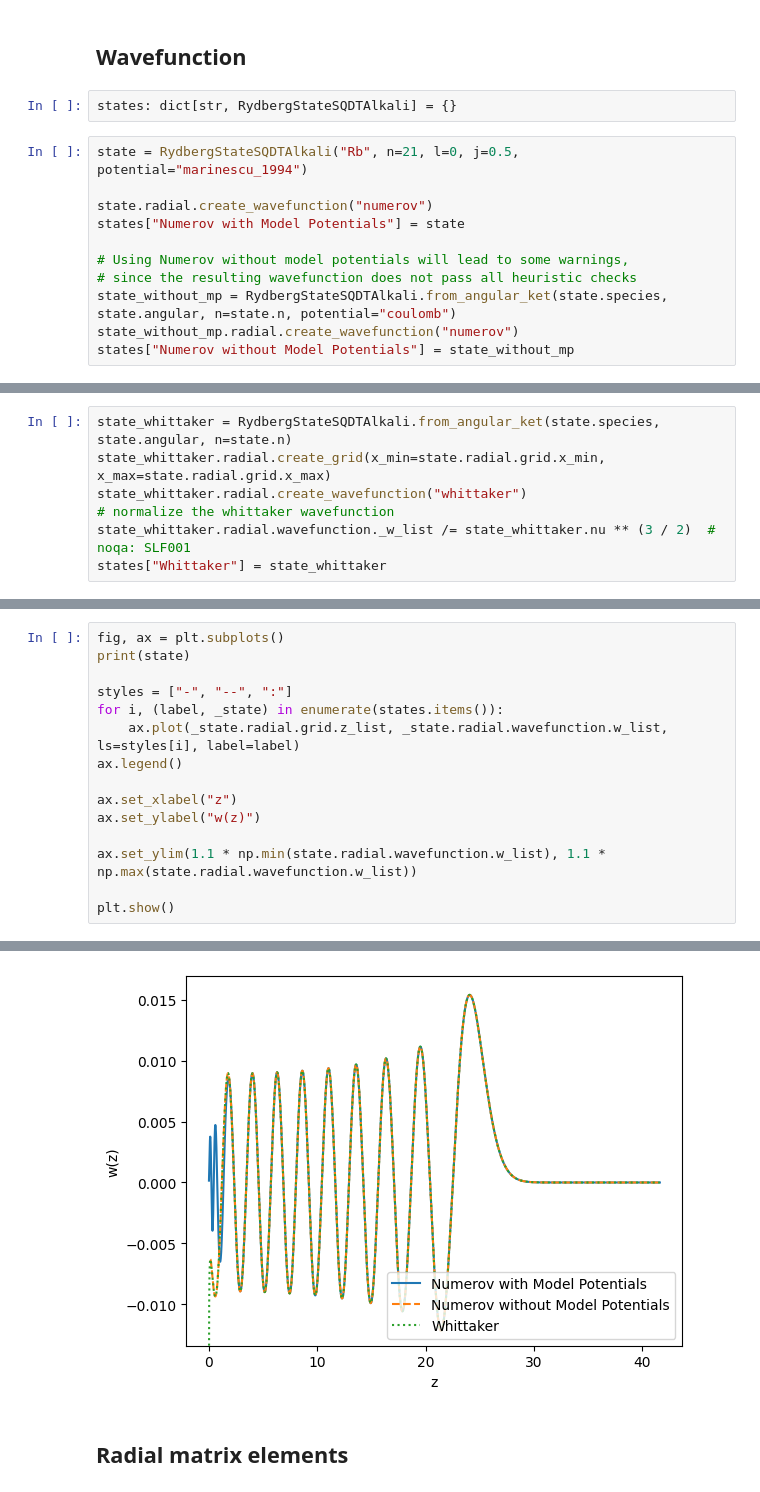
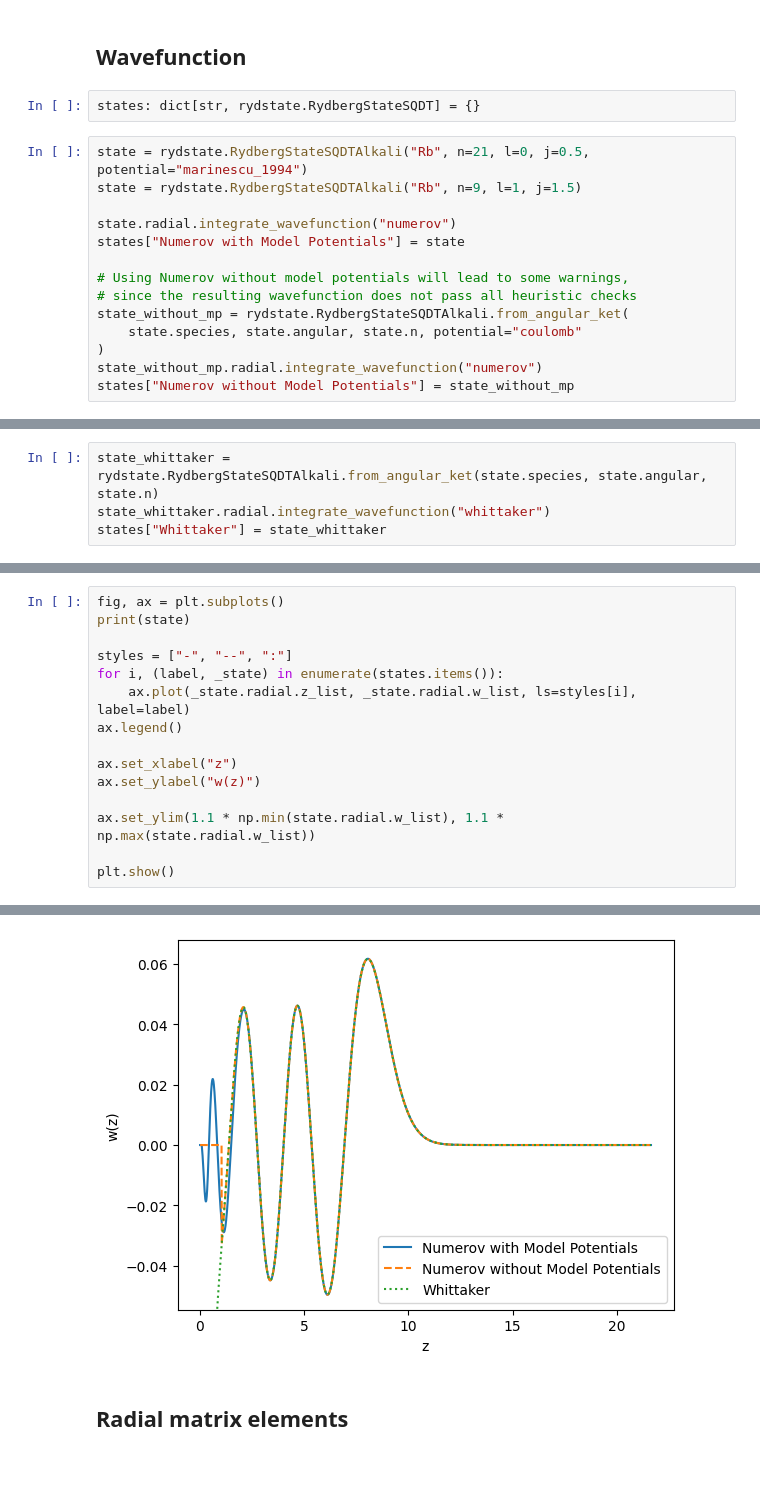
Before and after one commit to pairinteraction/rydstate, a Jupyter notebook: docs/examples/comparisons/compare_whittaker.ipynb, the cells around one changed output, grey strips where cells are left out. Drawn from its saved outputs; the diff is of its cells as text.

```diff
--- a/docs/examples/comparisons/compare_whittaker.ipynb
+++ b/docs/examples/comparisons/compare_whittaker.ipynb
@@ -13,16 +9,19 @@ logging.basicConfig(level=logging.INFO, format="%(levelname)s %(filename)s: %(me
 # %% [markdown]
 ## Wavefunction
 # %%
-states: dict[str, RydbergStateSQDTAlkali] = {}
+states: dict[str, rydstate.RydbergStateSQDT] = {}
 # %%
-state = RydbergStateSQDTAlkali("Rb", n=21, l=0, j=0.5, potential="marinescu_1994")
+state = rydstate.RydbergStateSQDTAlkali("Rb", n=21, l=0, j=0.5, potential="marinescu_1994")
+state = rydstate.RydbergStateSQDTAlkali("Rb", n=9, l=1, j=1.5)
 
-state.radial.create_wavefunction("numerov")
+state.radial.integrate_wavefunction("numerov")
 states["Numerov with Model Potentials"] = state
 
 # Using Numerov without model potentials will lead to some warnings,
 # since the resulting wavefunction does not pass all heuristic checks
-state_without_mp = RydbergStateSQDTAlkali.from_angular_ket(state.species, state.angular, n=state.n, potential="coulomb")
-state_without_mp.radial.create_wavefunction("numerov")
+state_without_mp = rydstate.RydbergStateSQDTAlkali.from_angular_ket(
+    state.species, state.angular, state.n, potential="coulomb"
+)
+state_without_mp.radial.integrate_wavefunction("numerov")
 states["Numerov without Model Potentials"] = state_without_mp
 # %% [output]
@@ -33,8 +31,5 @@ WARNING wavefunction.py: The wavefunction for the radial_ket RadialKet(Rb, nu=17
 # %%
-state_whittaker = RydbergStateSQDTAlkali.from_angular_ket(state.species, state.angular, n=state.n)
-state_whittaker.radial.create_grid(x_min=state.radial.grid.x_min, x_max=state.radial.grid.x_max)
-state_whittaker.radial.create_wavefunction("whittaker")
-# normalize the whittaker wavefunction
-state_whittaker.radial.wavefunction._w_list /= state_whittaker.nu ** (3 / 2)  # noqa: SLF001
+state_whittaker = rydstate.RydbergStateSQDTAlkali.from_angular_ket(state.species, state.angular, state.n)
+state_whittaker.radial.integrate_wavefunction("whittaker")
 states["Whittaker"] = state_whittaker
 # %% [output]
@@ -45,13 +40,13 @@ print(state)
 
 styles = ["-", "--", ":"]
 for i, (label, _state) in enumerate(states.items()):
-    ax.plot(_state.radial.grid.z_list, _state.radial.wavefunction.w_list, ls=styles[i], label=label)
+    ax.plot(_state.radial.z_list, _state.radial.w_list, ls=styles[i], label=label)
 ax.legend()
 
 ax.set_xlabel("z")
 ax.set_ylabel("w(z)")
 
-ax.set_ylim(1.1 * np.min(state.radial.wavefunction.w_list), 1.1 * np.max(state.radial.wavefunction.w_list))
+ax.set_ylim(1.1 * np.min(state.radial.w_list), 1.1 * np.max(state.radial.w_list))
 
 plt.show()
 # %% [output]
@@ -59,4 +54,4 @@ RydbergStateSQDTAlkali(Rb, n=21, nu=17.86825962895559, LS(i_c=0.0, s_c=0.0, l_c=
-[figure, old version]
+[figure, new version]
 # %% [markdown]
 ## Radial matrix elements
 # %%
```
Also changed, not shown: parts of 5 cells of this notebook, 5 other files.
